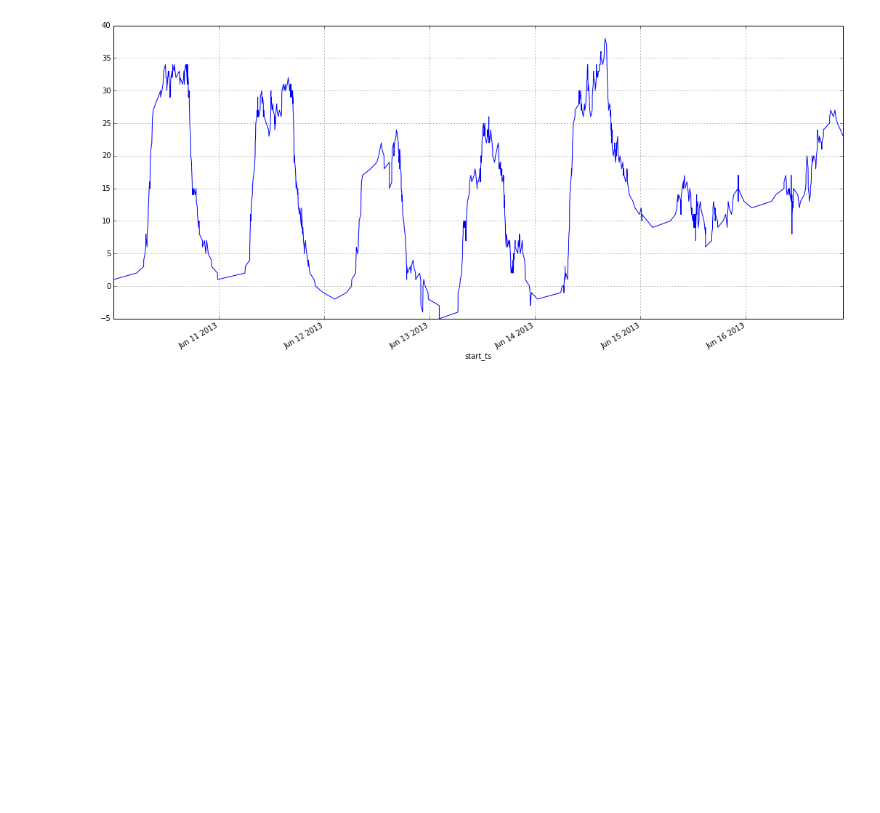
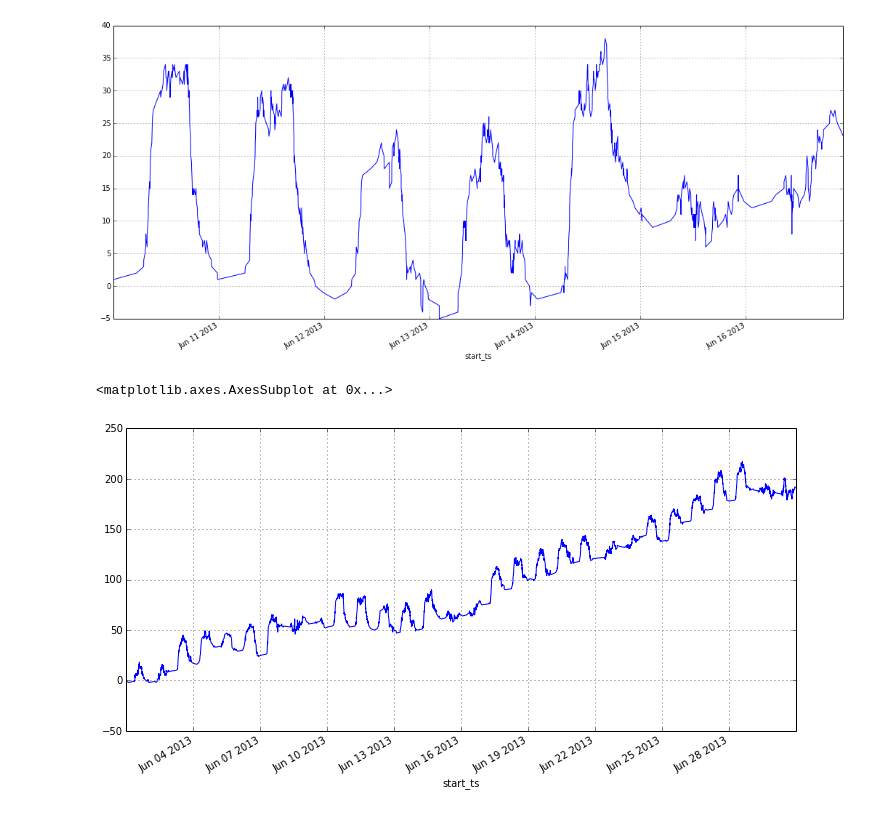
Before and after one commit to cpdean/bikes, a Jupyter notebook: notebooks/Tracking Rebalances.ipynb, the cells around one changed output. Cells and saved outputs as stored; diff of their text form; code cells hidden in the pictures; blank space fills up the shorter version.

Commit message:
add cells about looking at more station budgets

```diff
--- a/notebooks/Tracking Rebalances.ipynb
+++ b/notebooks/Tracking Rebalances.ipynb
@@ -185,3 +185,25 @@ ids_deltas["2013-06-10":"2013-06-16"].change.cumsum().plot(figsize=(18,8))
 # %% [output]
 <matplotlib.axes.AxesSubplot at 0x...>
 [figure]
+# %%
+# very cool. I'm probably staring at a full week.
+# five days of commuting, and then friday nights
+# people are too drunk to ride the bikes home
+bikes.index = bikes.start_ts
+bikes = bikes.sort()
+
+# do the thing i did above
+bike_losses = bikes[["start_ts", "Start Station"]].rename(columns={"start_ts": "ts", "Start Station": "station"})
+bike_gains = bikes[["end_ts", "End Station"]].rename(columns={"end_ts": "ts", "End Station": "station"})
+
+bike_losses["change"] = -1
+bike_gains["change"] = 1
+# %%
+# combine the two frames
+bike_budgets = pandas.concat((bike_losses, bike_gains)).sort()
+# %%
+# recreate the previous graph
+bike_budgets[bike_budgets["station"] == "IDS Center"]["2013-06"].change.cumsum().plot(figsize=(12,6))
+# %% [output]
+<matplotlib.axes.AxesSubplot at 0x...>
+[figure, added]
```
Also changed, not shown: parts of 11 cells of this notebook.
